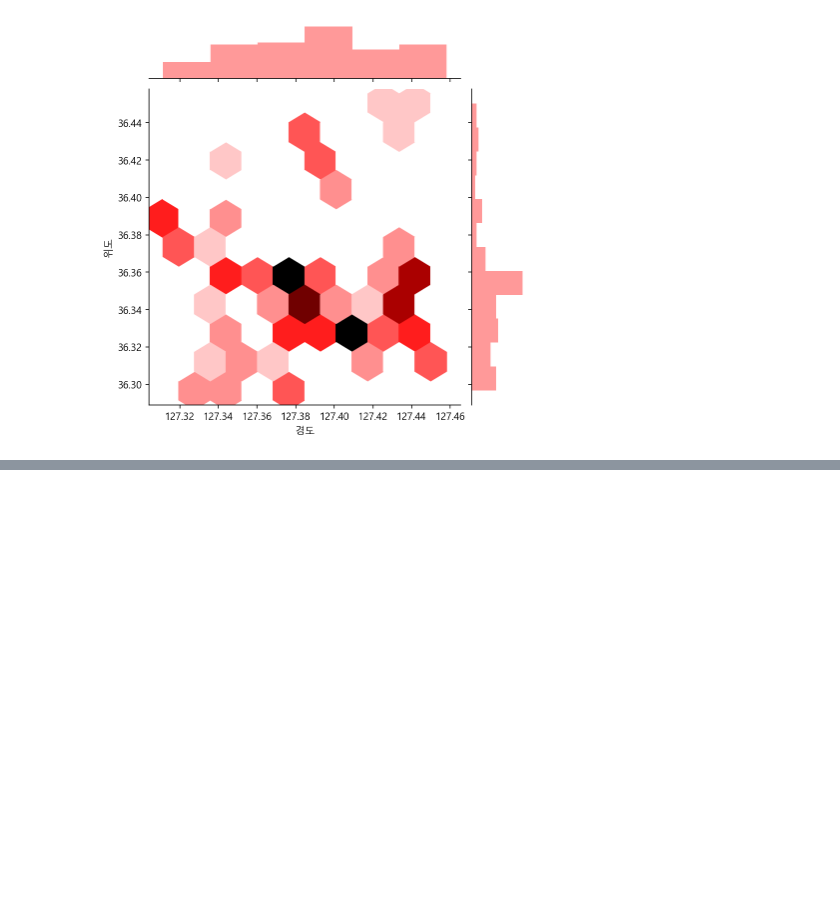
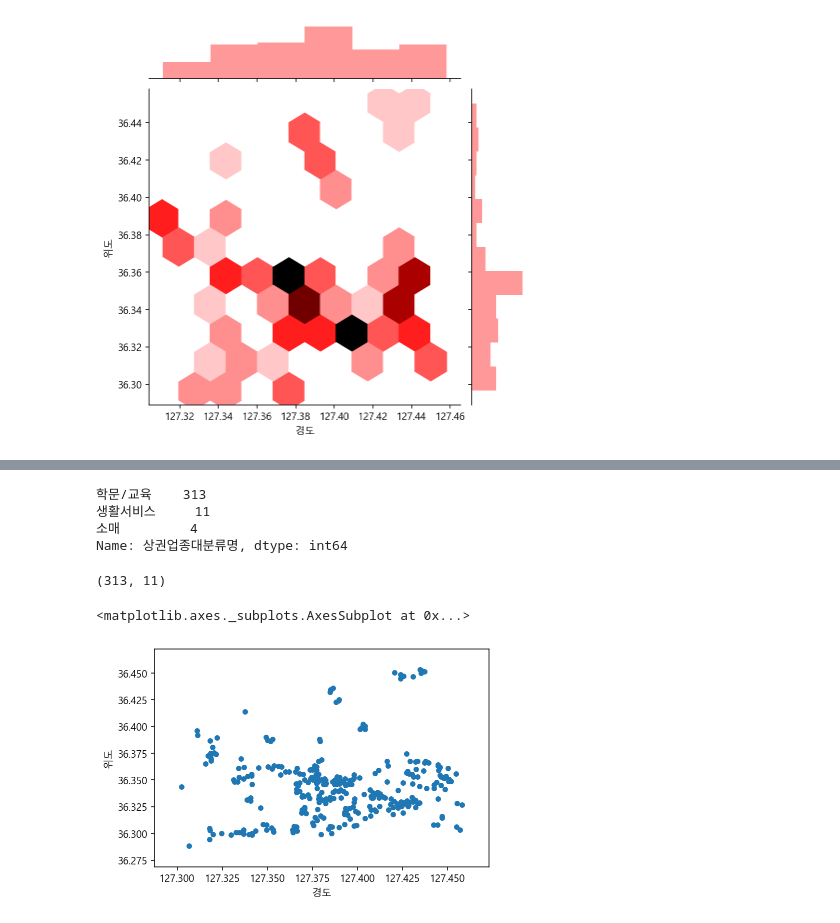
Before and after one commit to young-hun-jo/TIL, a Jupyter notebook: Pandas_library/프랜차이즈정보분석_리뉴얼.ipynb, the cells around one changed output, grey strips where cells are left out. Cells and saved outputs as stored; diff of their text form; code cells hidden in the pictures; blank space fills up the shorter version.

```diff
--- a/Pandas_library/프랜차이즈정보분석_리뉴얼.ipynb
+++ b/Pandas_library/프랜차이즈정보분석_리뉴얼.ipynb
@@ -194,0 +258,3 @@ sns.jointplot(data=df_31, x='경도', y='위도', kind='hex', color='red')
+# %%
+df_jump = df_daejeon[df_daejeon['상호명'].str.contains('점프셈교실')].copy()
+df_jump.shape
@@ -194,0 +268,18 @@ sns.jointplot(data=df_31, x='경도', y='위도', kind='hex', color='red')
+# %%
+df_jump['상권업종대분류명'].value_counts()
+# %% [output]
+학문/교육    313
+생활서비스     11
+소매         4
+Name: 상권업종대분류명, dtype: int64
+# %%
+df_jump = df_jump[~df_jump['상권업종대분류명'].str.contains("생활서비스|소매")].copy()
+df_jump.shape
+# %% [output]
+(313, 11)
+# %%
+# plot의 scatter로 위도, 경도 시각화
+df_jump.plot.scatter(x='경도',y='위도')
+# %% [output]
+<matplotlib.axes._subplots.AxesSubplot at 0x...>
+[figure, added]
```
Also changed, not shown: parts of 15 cells of this notebook.
